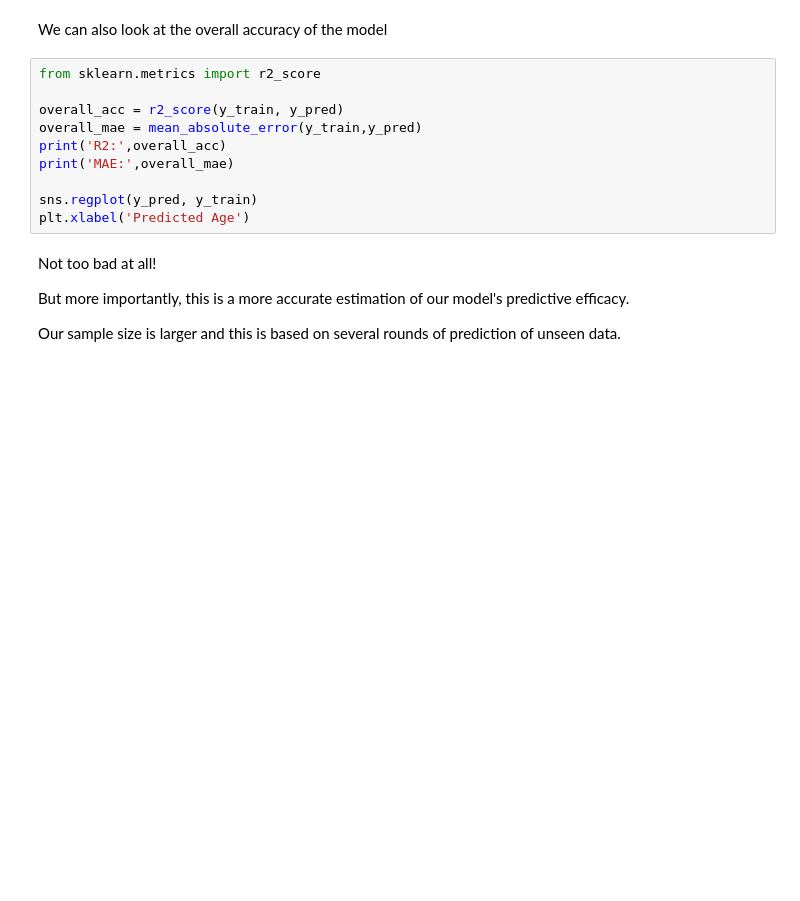
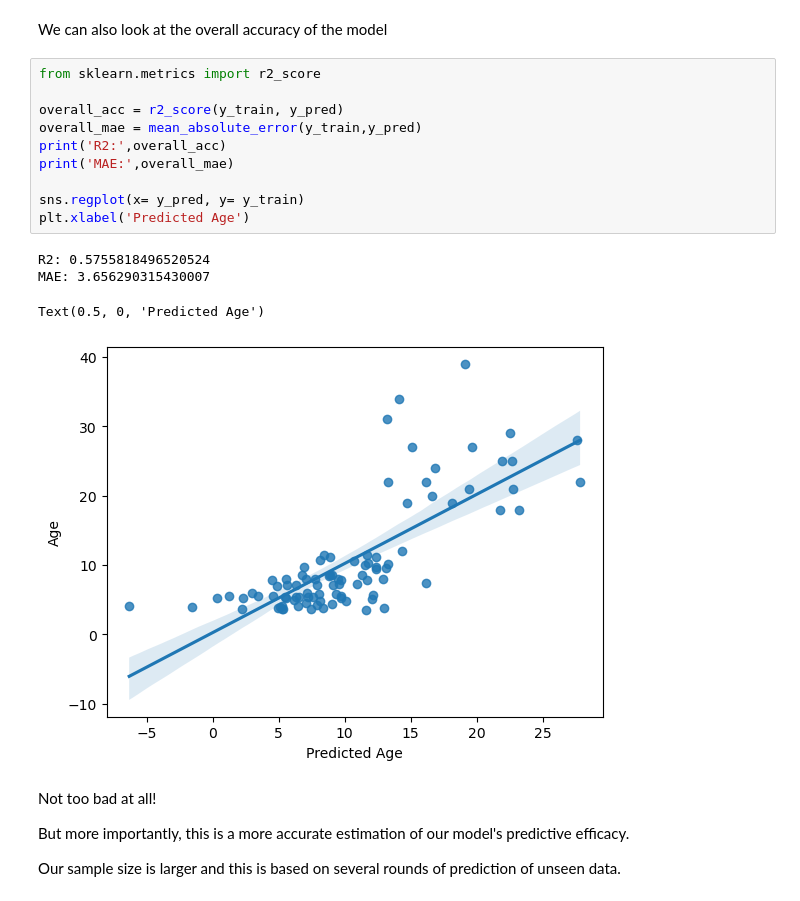
Before and after one commit to WeiHungLin/BrainhackTaiwan, a Jupyter notebook: ML_Regression_Tutorial.ipynb, the cells around one changed output. Drawn from its saved outputs; the diff is of its cells as text; blank space fills up the shorter version.

```diff
--- a/ML_Regression_Tutorial.ipynb
+++ b/ML_Regression_Tutorial.ipynb
@@ -379,13 +543,18 @@ We can also look at the overall accuracy of the model
 # %%
 from sklearn.metrics import r2_score
 
 overall_acc = r2_score(y_train, y_pred)
 overall_mae = mean_absolute_error(y_train,y_pred)
 print('R2:',overall_acc)
 print('MAE:',overall_mae)
 
-sns.regplot(y_pred, y_train)
+sns.regplot(x= y_pred, y= y_train)
 plt.xlabel('Predicted Age')
+# %% [output]
+R2: 0.5755818496520524
+MAE: 3.656290315430007
+Text(0.5, 0, 'Predicted Age')
+[figure, added]
 # %% [markdown]
 Not too bad at all!
 
```
Also changed, not shown: parts of 30 cells of this notebook.
